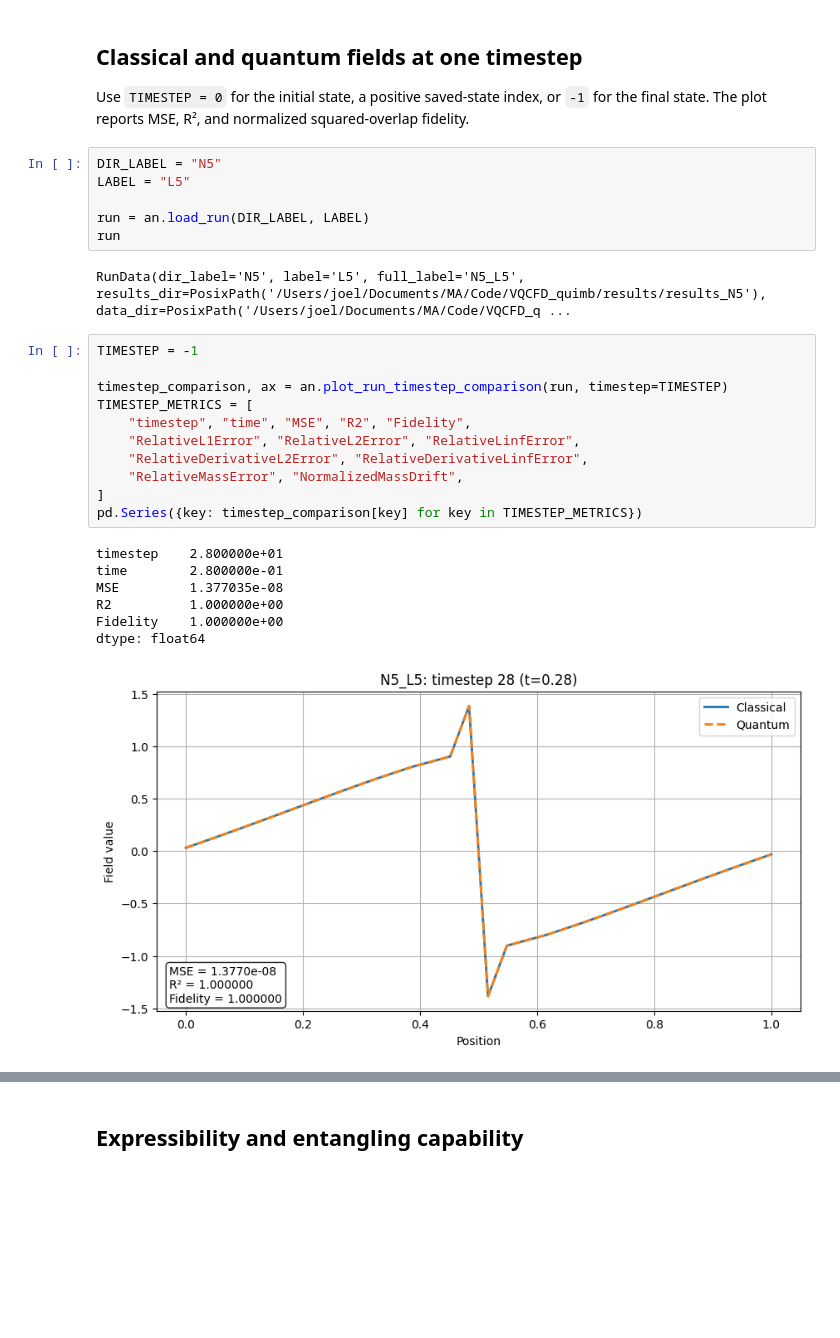
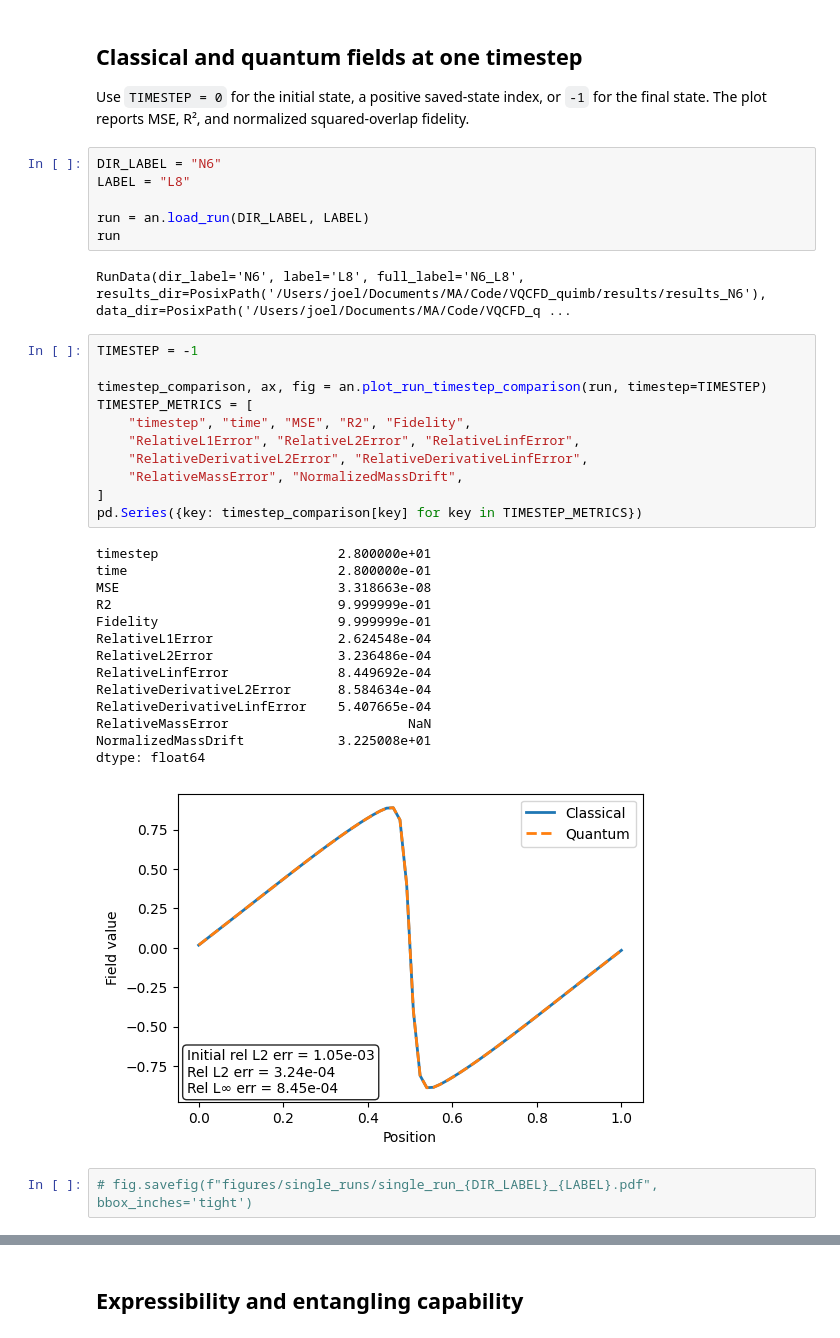
Before and after one commit to Joel-Kunk/VQCFD_quimb, a Jupyter notebook: analysis_results.ipynb, the cells around one changed output, grey strips where cells are left out. Saved outputs shown, nothing was run; the diff lists cells and outputs as text; blank space fills up the shorter version.

```diff
--- a/analysis_results.ipynb
+++ b/analysis_results.ipynb
@@ -150,29 +159,38 @@ shots_used_total: 0
 
 Use `TIMESTEP = 0` for the initial state, a positive saved-state index, or `-1` for the final state. The plot reports MSE, R², and normalized squared-overlap fidelity.
 # %%
-DIR_LABEL = "N5"
-LABEL = "L5"
+DIR_LABEL = "N6"
+LABEL = "L8"
 
 run = an.load_run(DIR_LABEL, LABEL)
 run
 # %% [output]
-RunData(dir_label='N5', label='L5', full_label='N5_L5', results_dir=PosixPath('/Users/joel/Documents/MA/Code/VQCFD_quimb/results/results_N5'), data_dir=PosixPath('/Users/joel/Documents/MA/Code/VQCFD_q ...
+RunData(dir_label='N6', label='L8', full_label='N6_L8', results_dir=PosixPath('/Users/joel/Documents/MA/Code/VQCFD_quimb/results/results_N6'), data_dir=PosixPath('/Users/joel/Documents/MA/Code/VQCFD_q ...
 # %%
 TIMESTEP = -1
 
-timestep_comparison, ax = an.plot_run_timestep_comparison(run, timestep=TIMESTEP)
+timestep_comparison, ax, fig = an.plot_run_timestep_comparison(run, timestep=TIMESTEP)
 TIMESTEP_METRICS = [
     "timestep", "time", "MSE", "R2", "Fidelity",
     "RelativeL1Error", "RelativeL2Error", "RelativeLinfError",
     "RelativeDerivativeL2Error", "RelativeDerivativeLinfError",
     "RelativeMassError", "NormalizedMassDrift",
 ]
 pd.Series({key: timestep_comparison[key] for key in TIMESTEP_METRICS})
 # %% [output]
-timestep    2.800000e+01
-time        2.800000e-01
-MSE         1.377035e-08
-R2          1.000000e+00
-Fidelity    1.000000e+00
+timestep                       2.800000e+01
+time                           2.800000e-01
+MSE                            3.318663e-08
+R2                             9.999999e-01
+Fidelity                       9.999999e-01
+RelativeL1Error                2.624548e-04
+RelativeL2Error                3.236486e-04
+RelativeLinfError              8.449692e-04
+RelativeDerivativeL2Error      8.584634e-04
+RelativeDerivativeLinfError    5.407665e-04
+RelativeMassError                       NaN
+NormalizedMassDrift            3.225008e+01
 dtype: float64
-[figure, old version]
+[figure, new version]
+# %%
+# fig.savefig(f"figures/single_runs/single_run_{DIR_LABEL}_{LABEL}.pdf", bbox_inches='tight')
```
Also changed, not shown: parts of 14 cells of this notebook, 4 other files.
